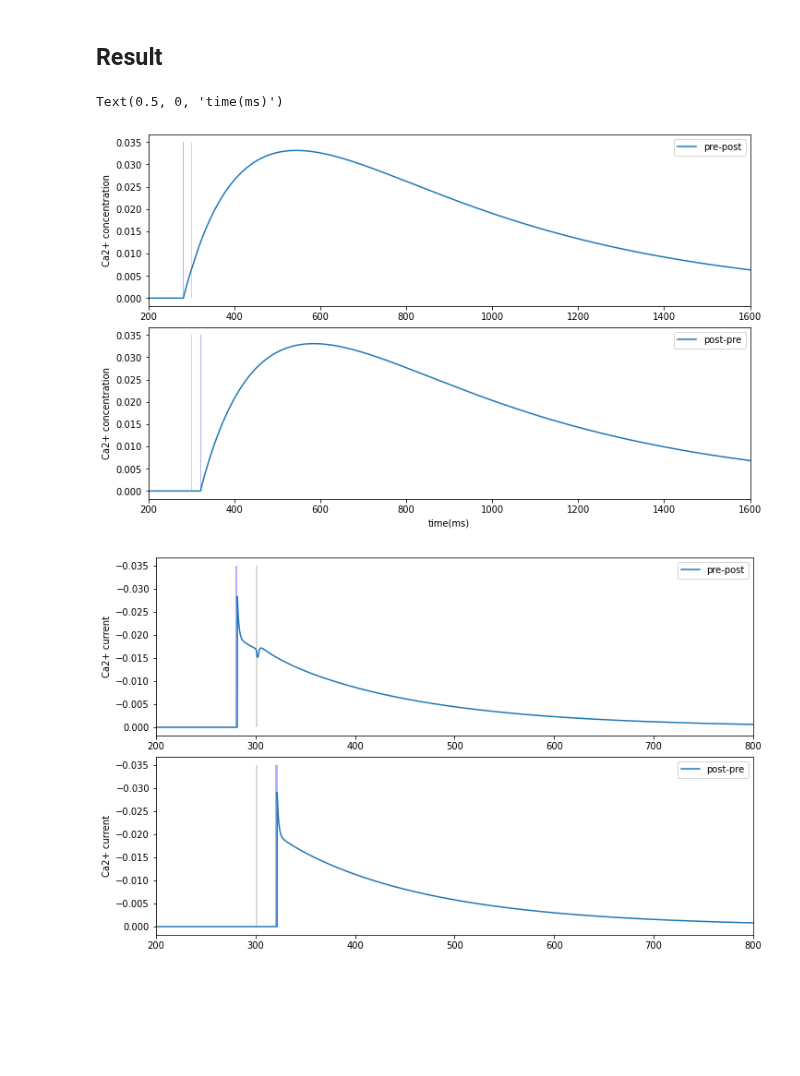
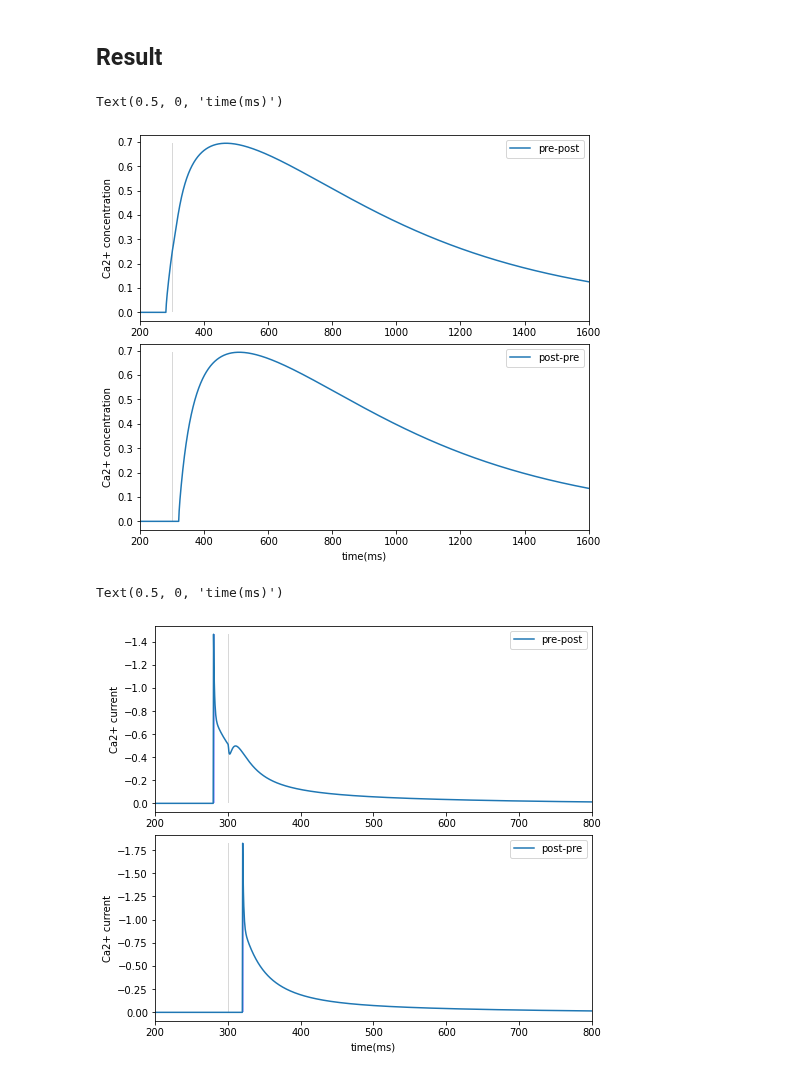
Before and after one commit to AohuaCheng/Neuro-and-Complexity-Science, a Jupyter notebook: Coding/STDP/STDP.ipynb, the cells around one changed output. Drawn from its saved outputs; the diff is of its cells as text; code cells hidden in the pictures; blank space fills up the shorter version.

```diff
--- a/Coding/STDP/STDP.ipynb
+++ b/Coding/STDP/STDP.ipynb
@@ -21,7 +21,7 @@ import numpy as np
 import brainpy as bp
 import matplotlib.pyplot as plt
 # %%
-dt=0.1
+dt=0.5
 bp.backend.set(dt=dt)
 # %% [markdown]
 ## Step 1: build LIF neuron
@@ -134,11 +135,24 @@ class LIF(bp.NeuGroup):
       self.input[i] = 0.
 # %%
 ## LIF
+tau_V = 0.5
 t_duration = 200
 idx_duration = int(t_duration/dt)
 input_I = bp.ops.zeros(idx_duration)
-idx_spike = int(2/dt)
-input_I[0: idx_spike] = 100
+idx_spike = int(50/dt)
+idx_spike_duration = int(1/dt)
+input_I[idx_spike: idx_spike+idx_spike_duration] = 160
 
 lif = LIF(size=1, monitors=['V','V_lp']) # size is the iteration rounds
 lif.run(duration=t_duration, inputs=('input', input_I)) # duration is the real time
+
+# plot
+fig, gs = bp.visualize.get_figure(row_num=1, col_num=1, row_len=3, col_len=7)
+
+fig.add_subplot(gs[0, 0])
+plt.plot(lif.mon.ts, lif.mon.V[:, 0], label='V')
+plt.plot(lif.mon.ts, lif.mon.V_lp[:, 0], label='V_lp')
+plt.legend()
+plt.title('LIF demo')
+plt.xlabel('time(ms)')
+print(max(lif.mon.V))
@@ -261,6 +265,7 @@ class Synapse(bp.TwoEndConn):
     self.P_p = bp.ops.ones(self.size)
     self.P_n = bp.ops.zeros(self.size)
     self.P_n_ampa = bp.ops.zeros(self.size)
+    self.G = bp.ops.zeros(self.size)
     self.sim_G = bp.ops.ones(self.size) * 1 / ( 1 + Mg2/3.56 * np.exp(-E_L/16.12) )
     self.c_Ca = bp.ops.zeros(self.size)
     self.g_nmda = bp.ops.zeros(self.size)
@@ -277,18 +282,19 @@ class Synapse(bp.TwoEndConn):
       P_p, P_n, P_n_ampa, self.sim_G[i], self.c_Ca[i], self.w[i], self.A_f[i], self.A_s[i] = self.integral(self.P_p[i],
       self.P_n[i], self.P_n_ampa[i], self.sim_G[i], self.c_Ca[i], self.w[i],
       self.A_f[i], self.A_s[i], _t, self.I_Ca[i], self.post.V_lp[post_id], self.tau_G)
+      if self.pre.spike[pre_id]:
+        P_p += alpha_p * self.P_p[i]
+        P_n += alpha_n * (1 - self.P_n[i])
+        P_n_ampa += alpha_n * (1 - self.P_n_ampa[i])
       P_nmda = P_p * P_n
       P_ampa = P_p * P_n_ampa
       self.g_nmda[i] = bar_g_nmda * P_nmda * self.sim_G[i]
       self.g_ampa[i] = self.w[i] * bar_g_ampa * P_ampa
       self.I_Ca[i] = (1 - self.c_Ca[i]) * self.g_nmda[i] * (self.post.V_lp[post_id] - E_nmda)
-      if self.pre.spike[pre_id]:
-        P_p += alpha_p * self.P_p[i]
-        P_n += alpha_n * (1 - self.P_n[i])
-        P_n_ampa += alpha_n * (1 - self.P_n_ampa[i])
       self.P_p[i] = P_p
       self.P_n[i] = P_n
       self.P_n_ampa[i] = P_n_ampa
+      self.G[i] = 1 / ( 1 + Mg2/3.56 * np.exp(-self.post.V_lp[post_id]/16.12) )
 
       # output
       self.post.g_nmda[post_id] = self.g_nmda[i]
@@ -330,52 +336,53 @@ The saturation here has a strong effect on the resulting synaptic change. The fa
 ## Result
 # %%
 # Fig.3: Ca2+ concentration for different timecourses delta_t = -20/20 ms
-
+alpha_p = 0.9
 delta_T = [-20, 20]
 Legend = ['pre-post', 'post-pre']
-fig, gs = bp.visualize.get_figure(2, 1, 3, 10)
+fig, gs = bp.visualize.get_figure(2, 1, 3, 7)
 for i in range(2):
   # spiking setting
   delta_t = delta_T[i]
   t_duration = 1600
   idx_duration = int(t_duration/dt)
   pre_I = bp.ops.zeros(idx_duration)
   post_I = bp.ops.zeros(idx_duration)
   idx_pre_spike = int((300+delta_t)/dt)
   idx_post_spike = int(300/dt)
-  idx_spike_duration = int(2/dt)
-  pre_I[idx_pre_spike: idx_pre_spike+idx_spike_duration] = 100
-  post_I[idx_post_spike: idx_post_spike+idx_spike_duration] = 100
+  idx_spike_duration = int(1/dt)
+  pre_I[idx_pre_spike: idx_pre_spike+idx_spike_duration] = 160
+  post_I[idx_post_spike: idx_post_spike+idx_spike_duration] = 157
 
   # run model
   neu1 = LIF(1, monitors=['V', 'V_lp'])
   neu2 = LIF(1, monitors=['V'])
   syn1 = Synapse(pre=neu1, post=neu2, conn=bp.connect.All2All(), monitors=['c_Ca'])
   net1 = bp.Network(neu1, syn1, neu2)
   net1.run(t_duration, inputs=[(neu1, 'input', pre_I), (neu2, 'input', post_I)])
 
   # plot
   ax = fig.add_subplot(gs[i, 0])
   plt.plot(neu1.mon.ts, syn1.mon.c_Ca, label=Legend[i])
   plt.legend()
   # add ylabel
   ax.set_ylabel('Ca2+ concentration')
   # set axis lim
   plt.xlim(200, t_duration)
   # note the pre/post firing
-  plt.fill_between([300,300+2],0.,0.035,facecolor='gray',alpha=0.3)
-  plt.fill_between([300+delta_t,300+delta_t+2],0.,0.035,facecolor='blue',alpha=0.3)
+  plt.fill_between([300,300+2],max(syn1.mon.c_Ca[:,0]),facecolor='gray',alpha=0.3)
+  plt.fill_between([300+delta_t,300+delta_t+2],max(syn1.mon.c_Ca[:,0]),facecolor='blue',alpha=0.3)
 
 plt.xlabel('time(ms)')
 # %% [output]
 Text(0.5, 0, 'time(ms)')
-[figure, old version]
+[figure, new version]
 # %%
 # Fig4: Ca2+ current timecourse for different timecourses delta_t = -20/20 ms
-
+alpha_p = 0.9 # 0.5
+bar_g_nmda = 0.4 # origin value is 0.01, but it doesn't make sense in the paper
 delta_T = [-20, 20]
 Legend = ['pre-post', 'post-pre']
-fig, gs = bp.visualize.get_figure(2, 1, 3, 10)
+fig, gs = bp.visualize.get_figure(2, 1, 3, 7)
 for i in range(2):
   # spiking setting
   delta_t = delta_T[i]
@@ -385,9 +392,9 @@ for i in range(2):
   post_I = bp.ops.zeros(idx_duration)
   idx_pre_spike = int((300+delta_t)/dt)
   idx_post_spike = int(300/dt)
-  idx_spike_duration = int(2/dt)
-  pre_I[idx_pre_spike: idx_pre_spike+idx_spike_duration] = 100
-  post_I[idx_post_spike: idx_post_spike+idx_spike_duration] = 100
+  idx_spike_duration = int(1/dt)
+  pre_I[idx_pre_spike: idx_pre_spike+idx_spike_duration] = 160
+  post_I[idx_post_spike: idx_post_spike+idx_spike_duration] = 170
 
   # run model
   neu1 = LIF(1, monitors=['V', 'V_lp'])
@@ -403,12 +410,13 @@ for i in range(2):
   plt.legend()
   # add ylabel
   ax.set_ylabel('Ca2+ current')
-  # set axis lim
+  # set axis limit
   plt.xlim(200, 800)
   # note the pre/post firing
-  plt.fill_between([300,300+2],0.,-0.035,facecolor='gray',alpha=0.3)
-  plt.fill_between([300+delta_t,300+delta_t+2],0.,-0.035,facecolor='blue',alpha=0.3)
+  plt.fill_between([300,300+2], min(syn1.mon.I_Ca[:,0]),facecolor='gray',alpha=0.3)
+  plt.fill_between([300+delta_t,300+delta_t+2], min(syn1.mon.I_Ca[:,0]),facecolor='blue',alpha=0.3)
 
 plt.xlabel('time(ms)')
 # %% [output]
+Text(0.5, 0, 'time(ms)')
-[figure, old version]
+[figure, new version]
```
Also changed, not shown: parts of 7 cells of this notebook.
